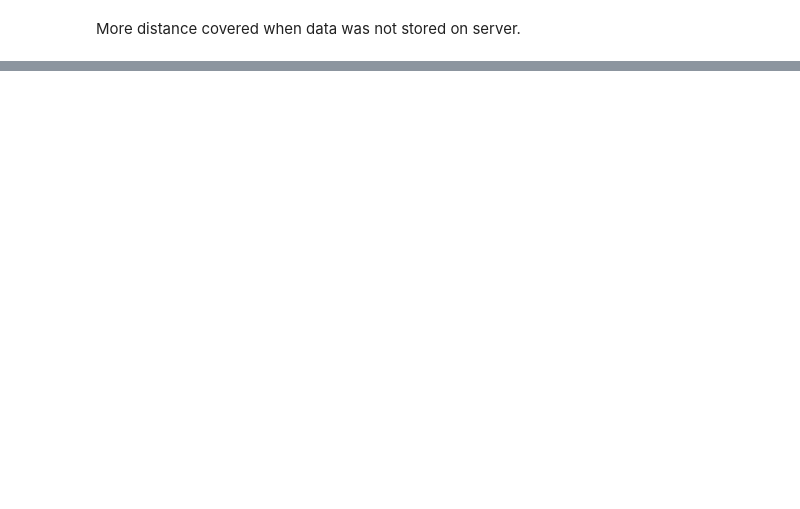
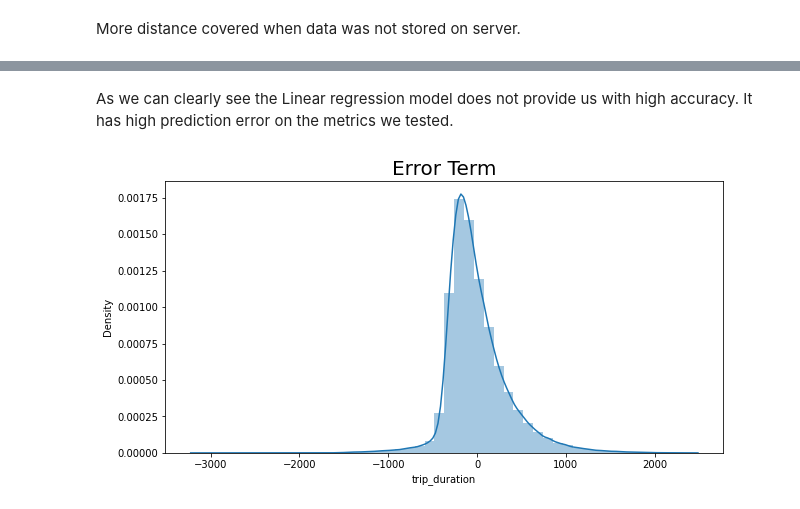
Before and after one commit to ankur727/NYC_Taxi_Trip_Time_Prediction, a Jupyter notebook: NYC_Taxi_Trip_Time_Prediction_Capstone_Project.ipynb, the cells around one changed output, grey strips where cells are left out. Saved outputs shown, nothing was run; the diff lists cells and outputs as text; code cells hidden in the pictures; blank space fills up the shorter version.

```diff
--- a/NYC_Taxi_Trip_Time_Prediction_Capstone_Project.ipynb
+++ b/NYC_Taxi_Trip_Time_Prediction_Capstone_Project.ipynb
@@ -835,0 +1024,9 @@ sns.catplot(y='distance',x='vendor_id',data=nyc_taxi,kind='strip')
+# %% [markdown]
+As we can clearly see the Linear regression model does not provide us with high accuracy. It has high prediction error on the metrics we tested.
+# %%
+plt.figure(figsize=(10,5))
+sns.distplot(y_test - y_pred_test)
+plt.title('Error Term', fontsize=20)
+plt.show()
+# %% [output]
+[figure, added]
```
Also changed, not shown: parts of 34 cells of this notebook.
